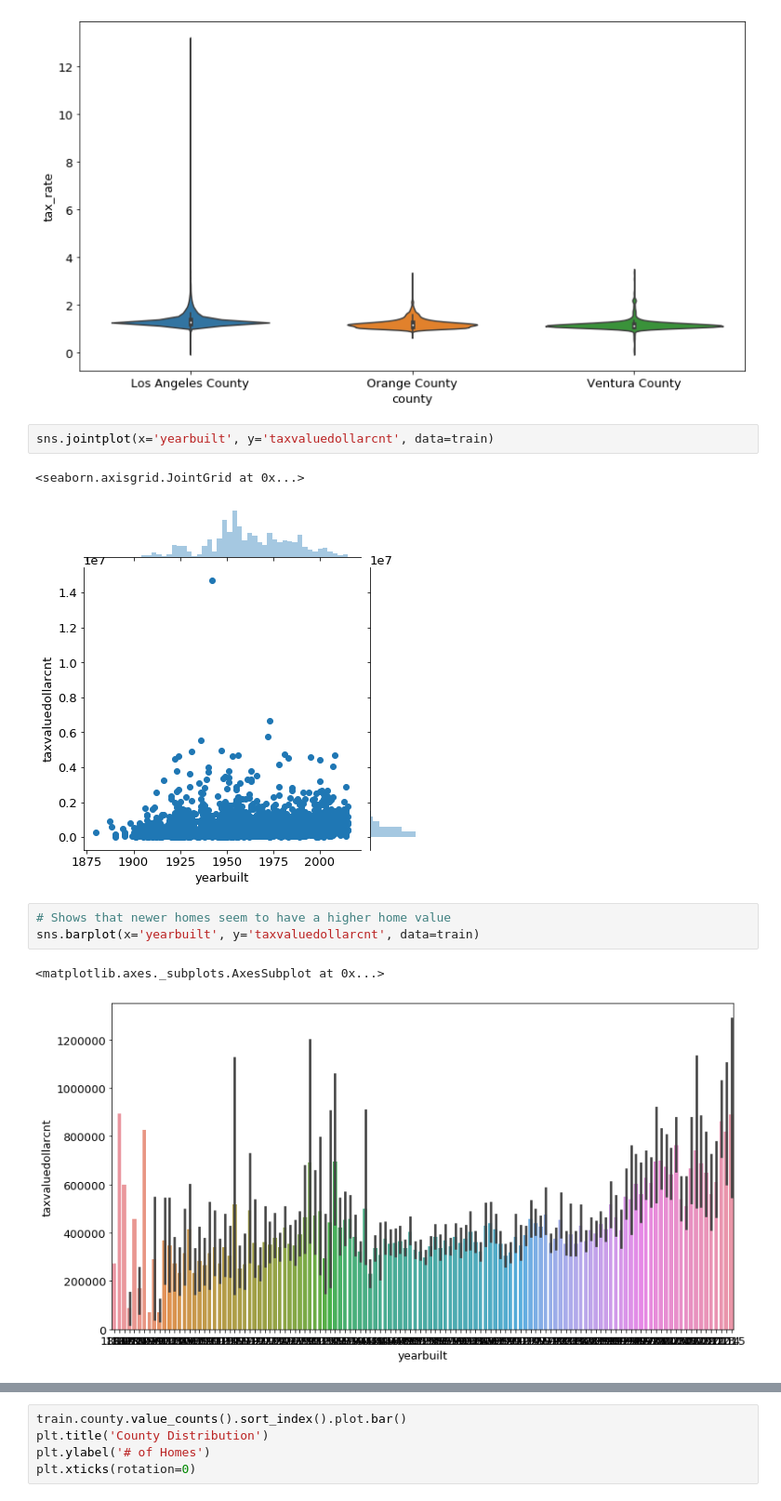
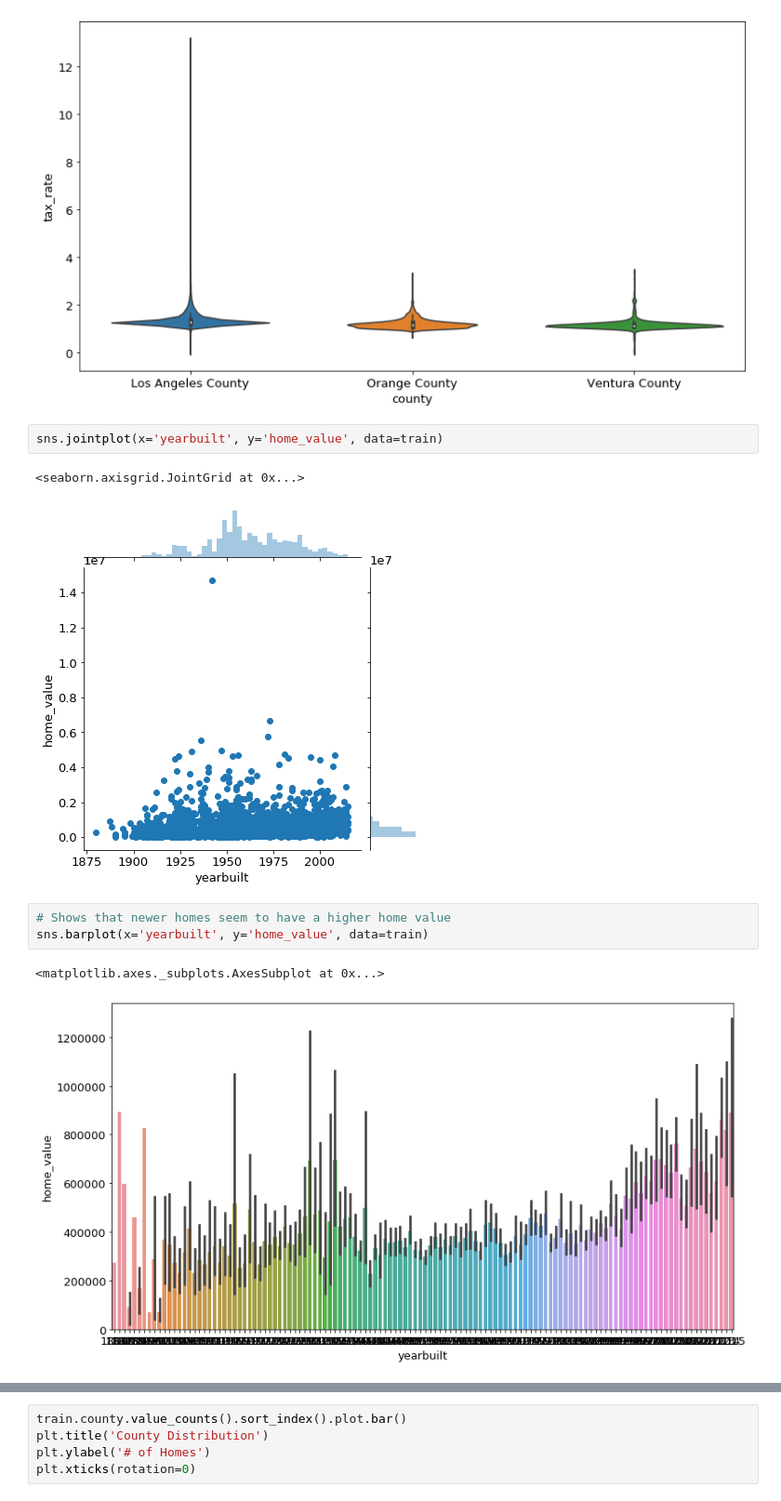
Before and after one commit to Brandon-Martinez27/zillow_regression_project, a Jupyter notebook: explore_g.ipynb, the cells around one changed output, grey strips where cells are left out. Shown: that part at 93% size. Cells and saved outputs as stored; diff of their text form.

```diff
--- a/explore_g.ipynb
+++ b/explore_g.ipynb
@@ -151,16 +151,16 @@ sns.violinplot(data=train, y='tax_rate', x='county')
 <matplotlib.axes._subplots.AxesSubplot at 0x...>
 [figure]
 # %%
-sns.jointplot(x='yearbuilt', y='taxvaluedollarcnt', data=train)
+sns.jointplot(x='yearbuilt', y='home_value', data=train)
 # %% [output]
 <seaborn.axisgrid.JointGrid at 0x...>
-[figure, old version]
+[figure, new version]
 # %%
 # Shows that newer homes seem to have a higher home value
-sns.barplot(x='yearbuilt', y='taxvaluedollarcnt', data=train)
+sns.barplot(x='yearbuilt', y='home_value', data=train)
 # %% [output]
 <matplotlib.axes._subplots.AxesSubplot at 0x...>
-[figure, old version]
+[figure, new version]
 # %%
 sns.pairplot(train)
 # %% [output]
```
Also changed, not shown: parts of 19 cells of this notebook, 3 other files.
